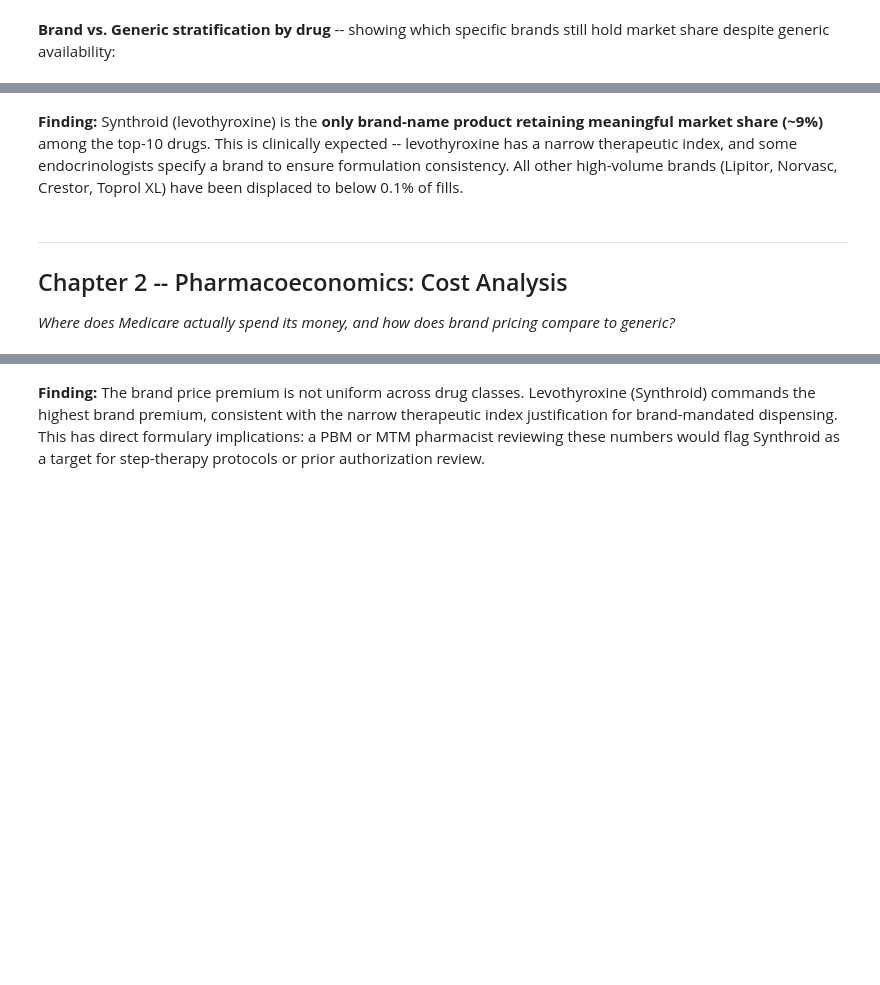
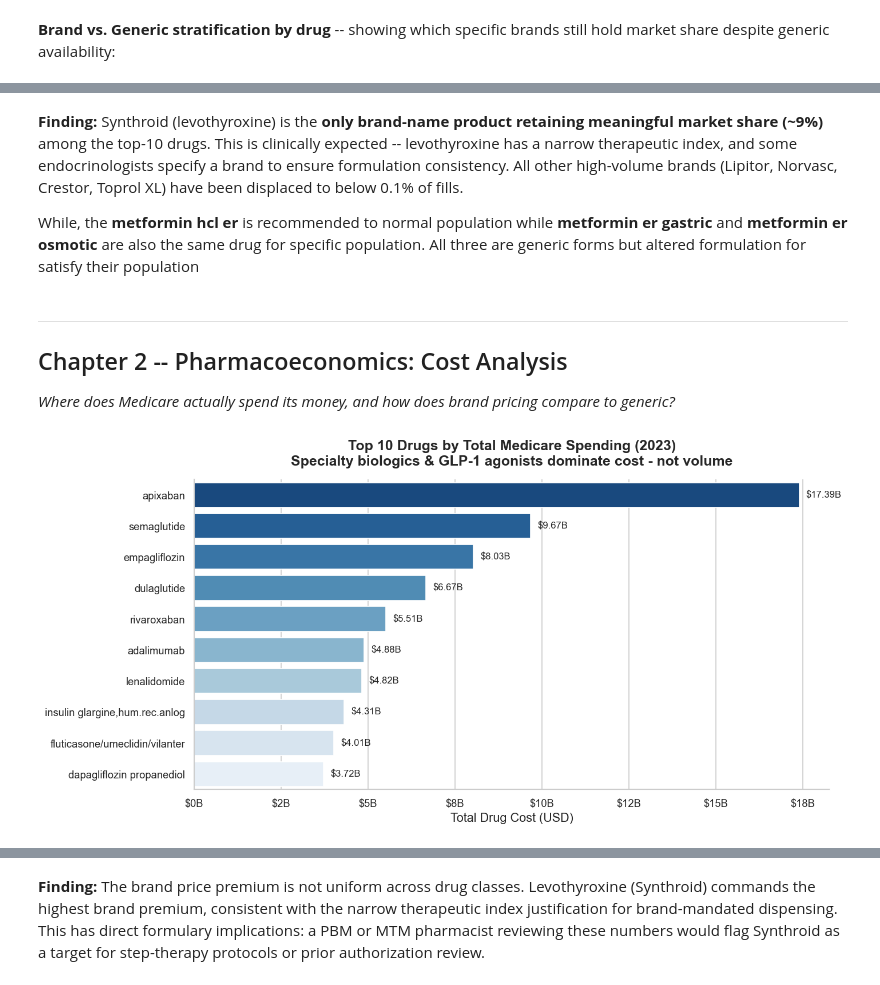
Before and after one commit to M-Nadeem-B/EDA_Medicare_part_D, a Jupyter notebook: EDA_Medicare_Improved.ipynb, the cells around one changed output, grey strips where cells are left out. Cells and saved outputs as stored; diff of their text form; code cells hidden in the pictures; blank space fills up the shorter version.

```diff
--- a/EDA_Medicare_Improved.ipynb
+++ b/EDA_Medicare_Improved.ipynb
@@ -574,5 +601,7 @@ brand_only.style.format({'Tot_Clms': '{:,}', 'Share %': '{:.2f}%'}) \
 # %% [markdown]
 **Finding:** Synthroid (levothyroxine) is the **only brand-name product retaining meaningful market share (~9%)** among the top-10 drugs. This is clinically expected -- levothyroxine has a narrow therapeutic index, and some endocrinologists specify a brand to ensure formulation consistency. All other high-volume brands (Lipitor, Norvasc, Crestor, Toprol XL) have been displaced to below 0.1% of fills.
+
+While, the **metformin hcl er** is recommended to normal population while **metformin er gastric**  and **metformin er osmotic** are also the same drug for specific population. All three are generic forms but altered formulation for satisfy their population
 # %% [markdown]
 ---
 ## Chapter 2 -- Pharmacoeconomics: Cost Analysis
@@ -581,27 +610,30 @@ brand_only.style.format({'Tot_Clms': '{:,}', 'Share %': '{:.2f}%'}) \
 # %%
 top10_by_cost = (
     df.groupby('Gnrc_Name')['Tot_Drug_Cst']
     .sum()
     .sort_values(ascending=False)
     .head(10)
     .reset_index()
 )
 top10_by_cost.columns = ['Generic Name', 'Total Drug Cost ($)']
 
 fig, ax = plt.subplots(figsize=FIG_SIZE)
-sns.barplot(data=top10_by_cost, x='Total Drug Cost ($)', y='Generic Name',
+sns.barplot(data=top10_by_cost, x='Total Drug Cost ($)', y='Generic Name', hue='Generic Name',
+            legend=False,
             palette=PALETTE, ax=ax)
 
 for bar, val in zip(ax.patches, top10_by_cost['Total Drug Cost ($)']):
     ax.text(bar.get_width() + 2e8, bar.get_y() + bar.get_height()/2,
             f'${val/1e9:.2f}B', va='center', fontsize=10)
 
-ax.set_title('Top 10 Drugs by Total Medicare Spending (2023)\nSpecialty biologics & GLP-1 agonists dominate cost — not volume', pad=15)
+ax.set_title('Top 10 Drugs by Total Medicare Spending (2023)\nSpecialty biologics & GLP-1 agonists dominate cost - not volume', pad=15)
 ax.set_xlabel('Total Drug Cost (USD)')
 ax.set_ylabel('')
 ax.xaxis.set_major_formatter(mticker.FuncFormatter(lambda x, _: f'${x/1e9:.0f}B'))
 plt.tight_layout()
 plt.show()
+# %% [output]
+[figure, added]
 # %%
 # Compare the two top-10 lists to reveal the volume/cost divergence
 vol_set  = set(top10_by_volume['Generic Name'])
```
Also changed, not shown: parts of 15 cells of this notebook.
